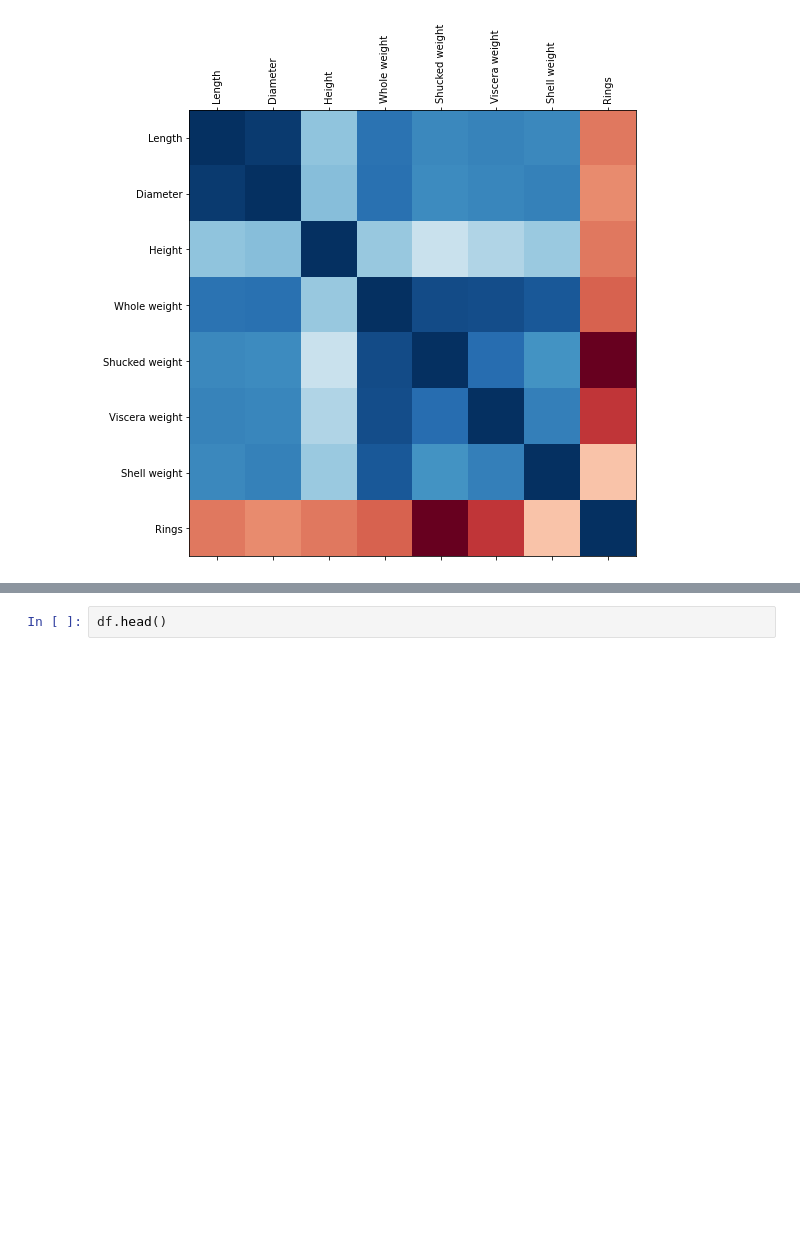
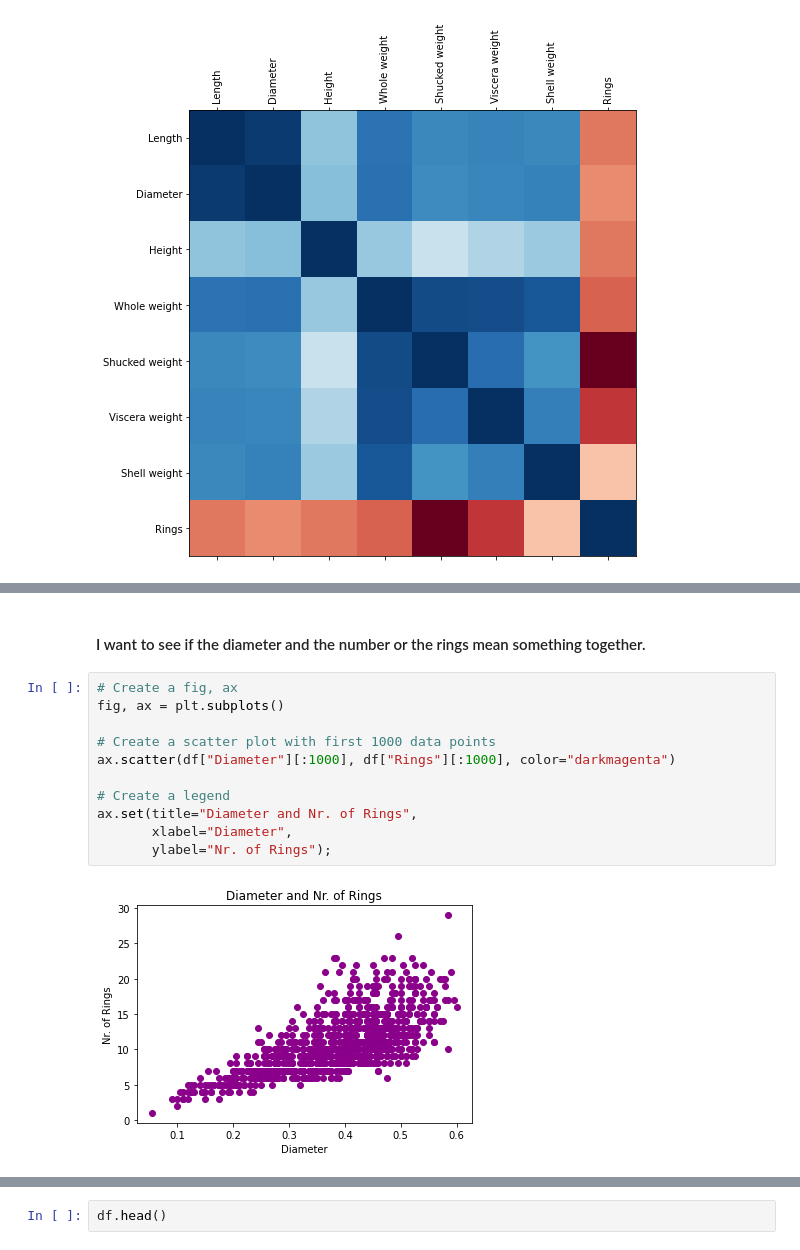
Before and after one commit to devrimakkoy/Data_Science_Projects, a Jupyter notebook: Abalone.ipynb, the cells around one changed output, grey strips where cells are left out. Drawn from its saved outputs; the diff is of its cells as text; blank space fills up the shorter version.

```diff
--- a/Abalone.ipynb
+++ b/Abalone.ipynb
@@ -75,0 +120,15 @@ plt.yticks(range(len(corr.columns)), corr.columns);
+# %% [markdown]
+#### I want to see if the diameter and the number or the rings mean something together.
+# %%
+# Create a fig, ax
+fig, ax = plt.subplots()
+
+# Create a scatter plot with first 1000 data points
+ax.scatter(df["Diameter"][:1000], df["Rings"][:1000], color="darkmagenta")
+
+# Create a legend
+ax.set(title="Diameter and Nr. of Rings",
+       xlabel="Diameter",
+       ylabel="Nr. of Rings");
+# %% [output]
+[figure, added]
```
Also changed, not shown: parts of 42 cells of this notebook.
